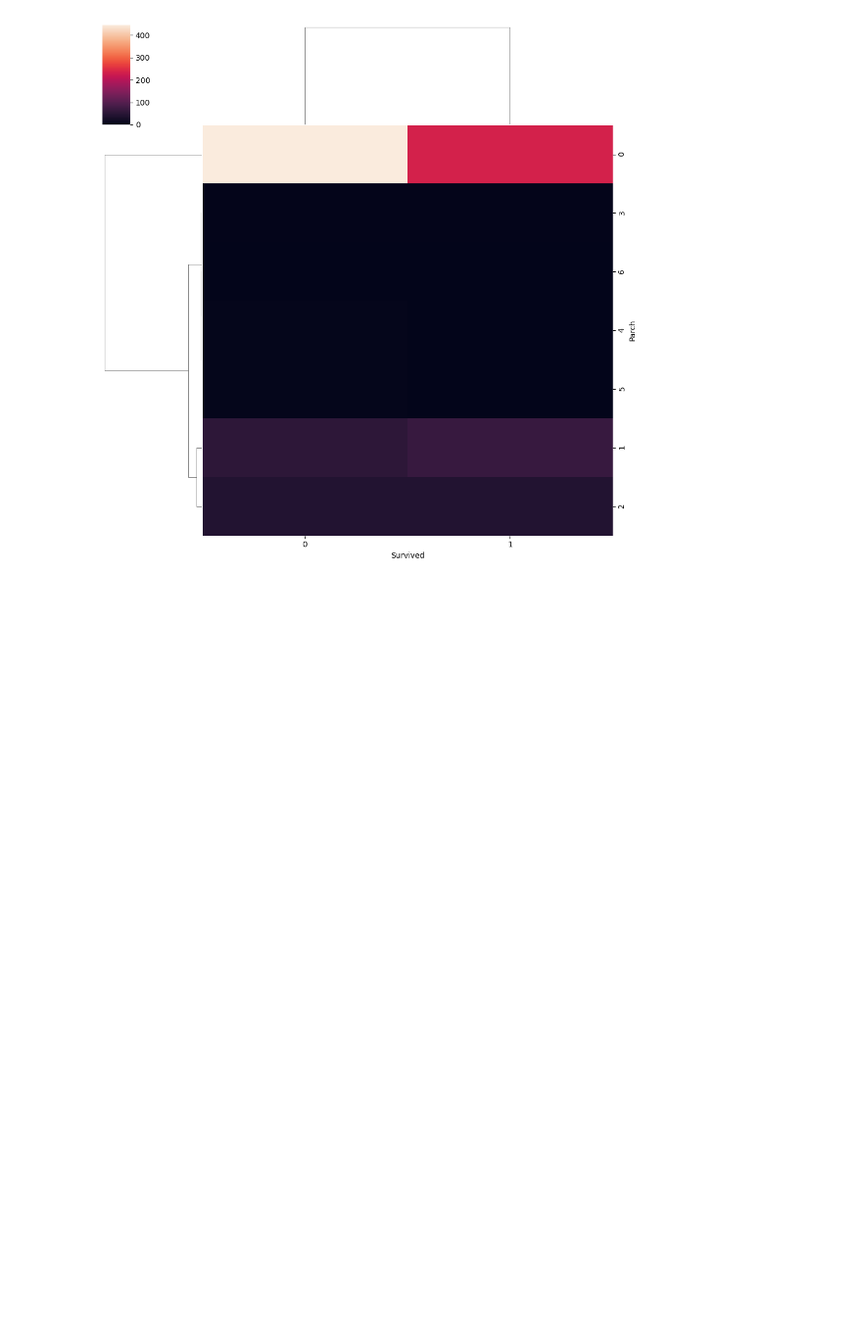
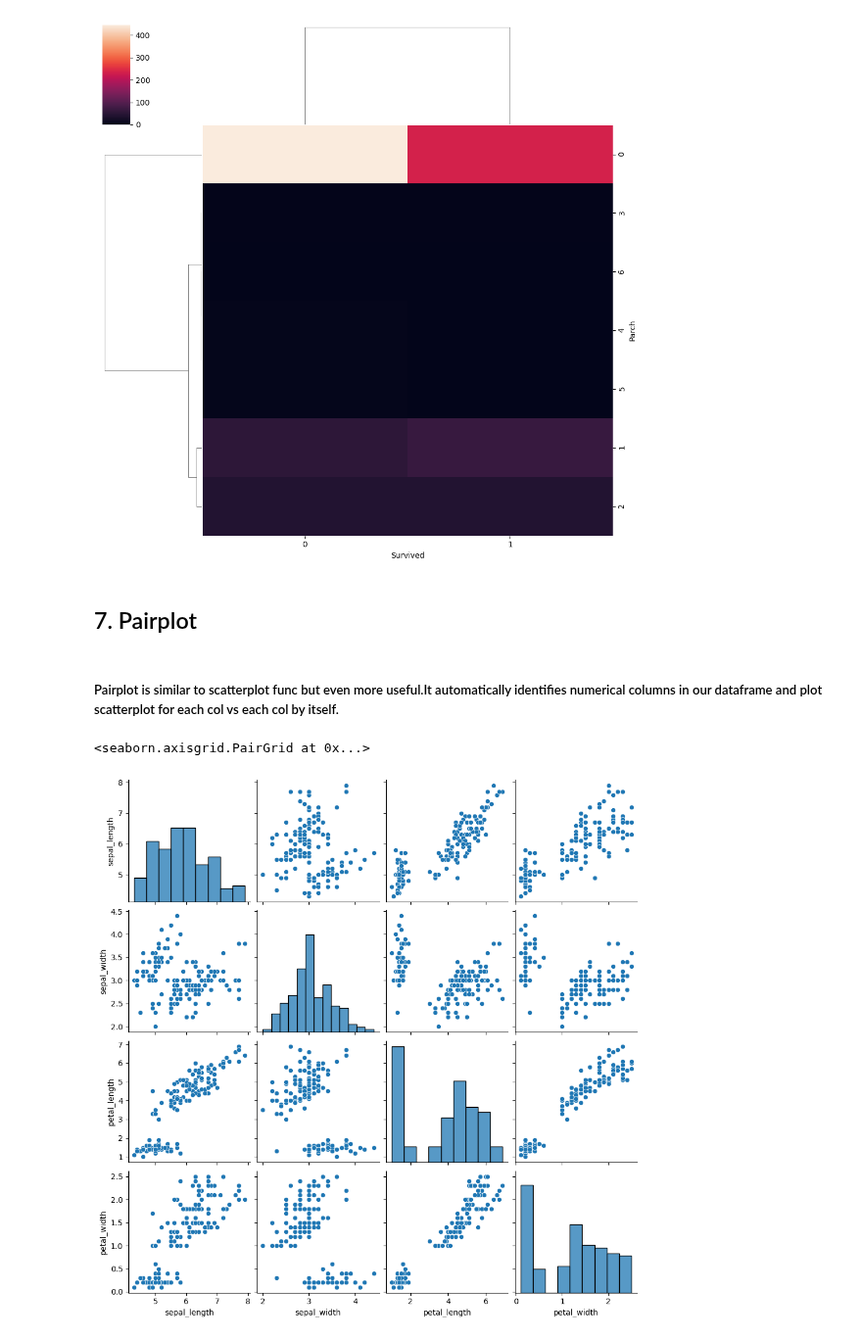
Before and after one commit to Shreyasb1015/Machine-Learning, a Jupyter notebook: eda-using-bivariate-and -multivariateAnalaysis/eda-using-bivariateAndmultivairateAnalysis.ipynb, the cells around one changed output. Shown at 98% size. Drawn from its saved outputs; the diff is of its cells as text; code cells hidden in the pictures; blank space fills up the shorter version.

```diff
--- a/eda-using-bivariate-and -multivariateAnalaysis/eda-using-bivariateAndmultivairateAnalysis.ipynb
+++ b/eda-using-bivariate-and -multivariateAnalaysis/eda-using-bivariateAndmultivairateAnalysis.ipynb
@@ -191,3 +191,12 @@ sns.clustermap(pd.crosstab(titanic['Parch'],titanic['Survived']))
 # %% [output]
 <seaborn.matrix.ClusterGrid at 0x...>
 [figure]
+# %% [markdown]
+## 7. Pairplot
+# %% [markdown]
+##### Pairplot is similar to scatterplot func but even more useful.It automatically identifies numerical columns in our dataframe and plot scatterplot for each col vs each col by itself.
+# %%
+sns.pairplot(iris)
+# %% [output]
+<seaborn.axisgrid.PairGrid at 0x...>
+[figure, added]
```
Also changed, not shown: parts of 13 cells of this notebook.
